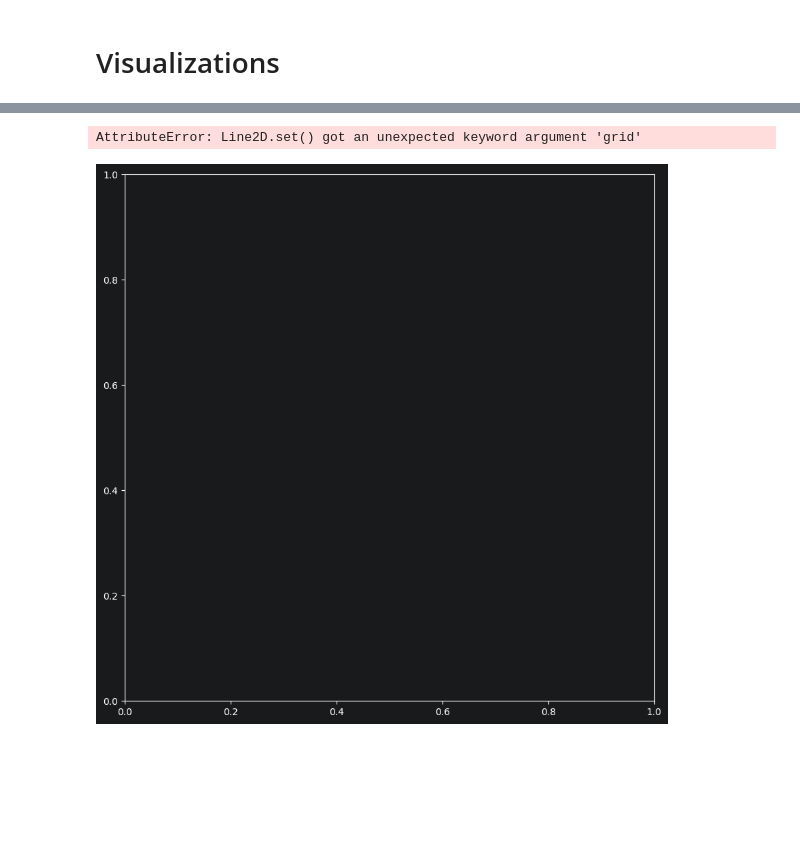
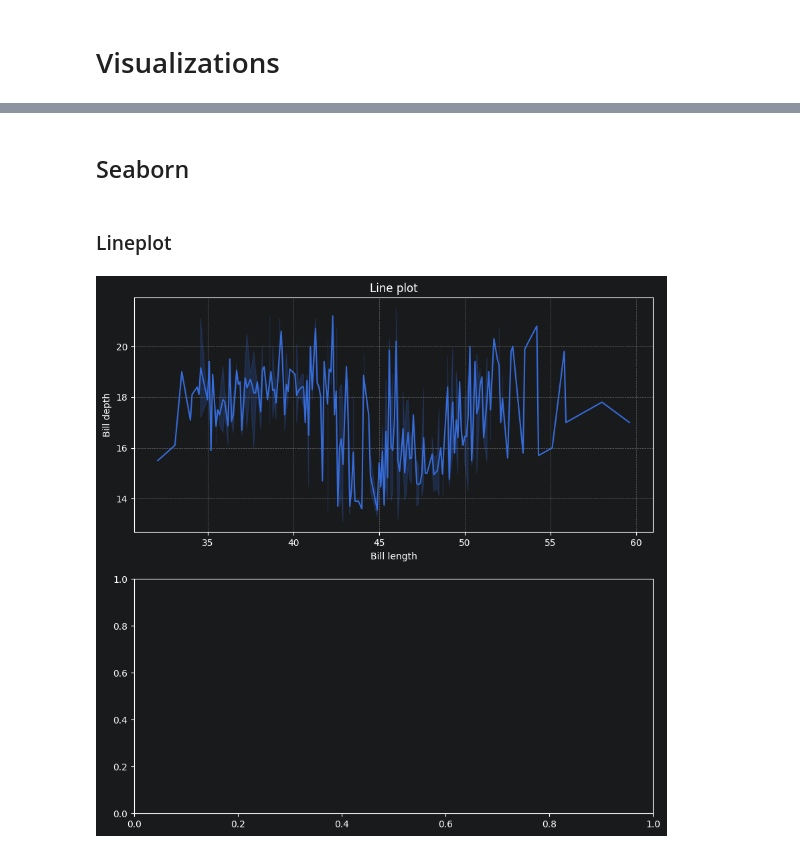
Before and after one commit to carlosjesuscaro/data_analysis_summary, a Jupyter notebook: Visualizations.ipynb, the cells around one changed output, grey strips where cells are left out. Saved outputs shown, nothing was run; the diff lists cells and outputs as text; code cells hidden in the pictures; blank space fills up the shorter version.

```diff
--- a/Visualizations.ipynb
+++ b/Visualizations.ipynb
@@ -29,7 +88,16 @@ memory usage: 21.6 KB
+# %% [markdown]
+## Seaborn
+# %% [markdown]
+### Lineplot
 # %%
-fig, axes = plt.subplots(1,1, figsize=(10,10))
+fig, axes = plt.subplots(2,1, figsize=(10,10))
 
-sns.lineplot(data=data, x="bill_length_mm", y="bill_depth_mm", ax=axes, grid=True)
+sns.lineplot(data=data, x="bill_length_mm", y="bill_depth_mm", ax=axes[0])
+axes[0].set_title('Line plot')
+axes[0].set_xlabel('Bill length')
+axes[0].set_ylabel('Bill depth')
+axes[0].grid(True, linestyle='--', which='major', axis='both')
+
+plt.show()
 # %% [output]
-AttributeError: Line2D.set() got an unexpected keyword argument 'grid'
-[figure, old version]
+[figure, new version]
```
Also changed, not shown: parts of 7 cells of this notebook.
